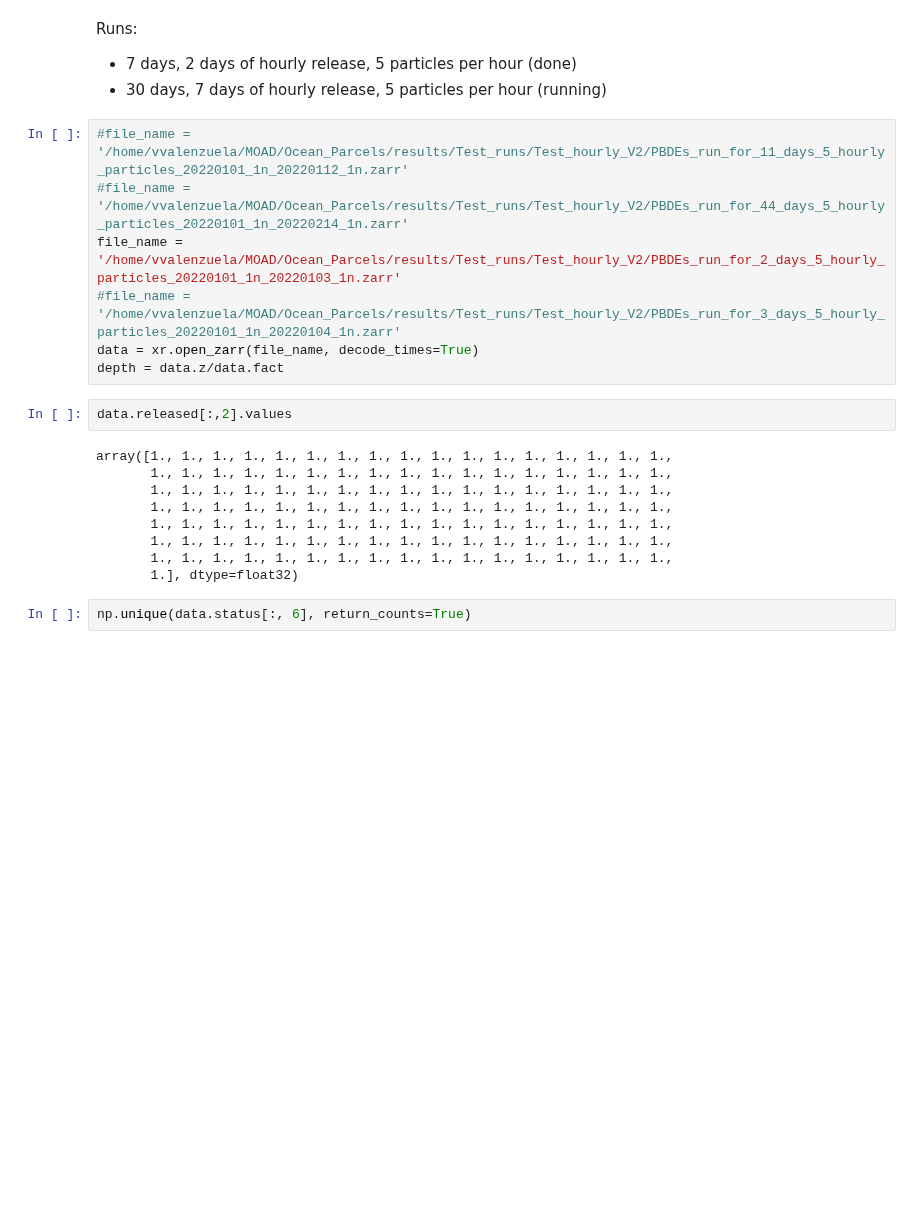
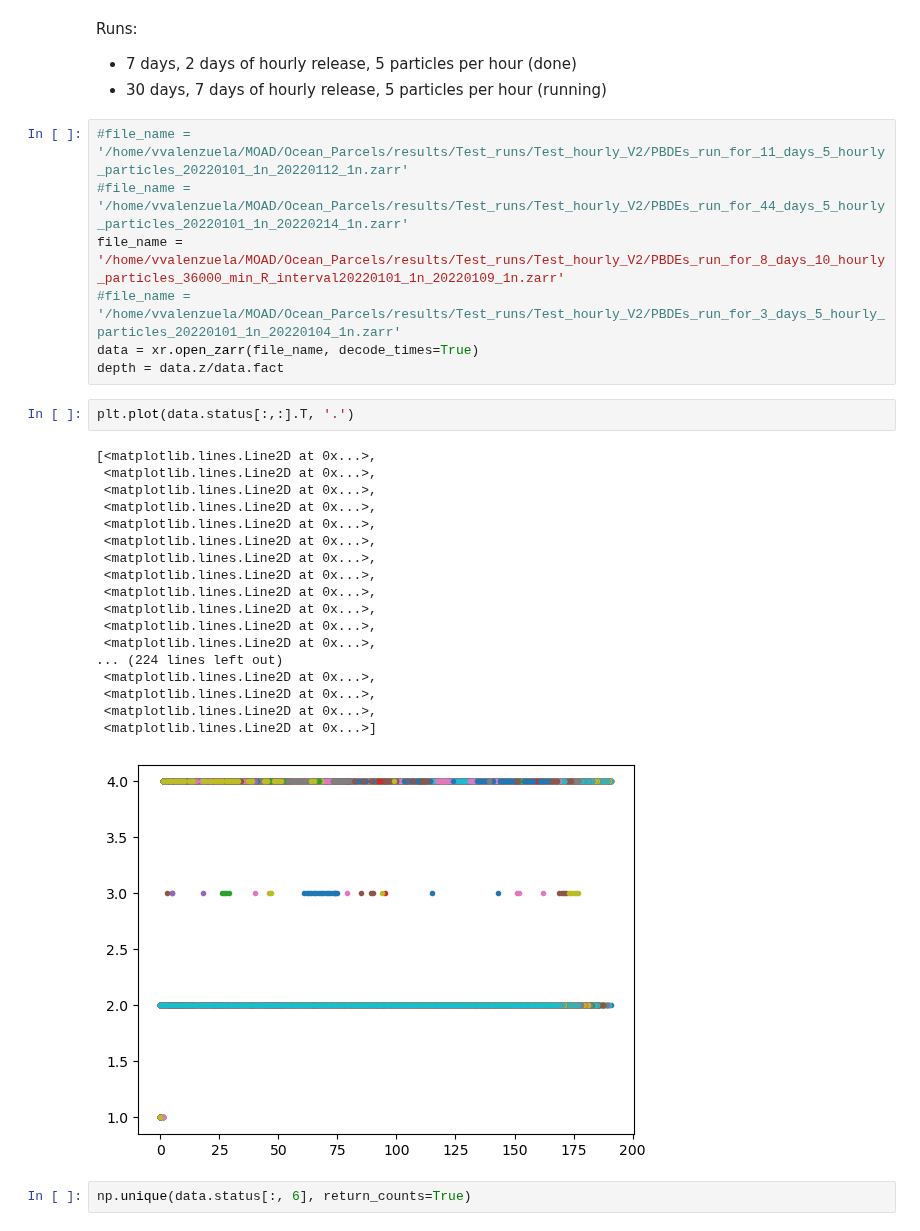
Before and after one commit to SalishSeaCast/analysis-vicente, a Jupyter notebook: Ocean_Parcels/drafts/PBDE_runs/test_params/Analysis.ipynb, the cells around one changed output. Drawn from its saved outputs; the diff is of its cells as text; blank space fills up the shorter version.

```diff
--- a/Ocean_Parcels/drafts/PBDE_runs/test_params/Analysis.ipynb
+++ b/Ocean_Parcels/drafts/PBDE_runs/test_params/Analysis.ipynb
@@ -55,21 +55,31 @@ Runs:
 # %%
 #file_name = '/home/vvalenzuela/MOAD/Ocean_Parcels/results/Test_runs/Test_hourly_V2/PBDEs_run_for_11_days_5_hourly_particles_20220101_1n_20220112_1n.zarr'
 #file_name = '/home/vvalenzuela/MOAD/Ocean_Parcels/results/Test_runs/Test_hourly_V2/PBDEs_run_for_44_days_5_hourly_particles_20220101_1n_20220214_1n.zarr'
-file_name = '/home/vvalenzuela/MOAD/Ocean_Parcels/results/Test_runs/Test_hourly_V2/PBDEs_run_for_2_days_5_hourly_particles_20220101_1n_20220103_1n.zarr'
+file_name = '/home/vvalenzuela/MOAD/Ocean_Parcels/results/Test_runs/Test_hourly_V2/PBDEs_run_for_8_days_10_hourly_particles_36000_min_R_interval20220101_1n_20220109_1n.zarr'
 #file_name = '/home/vvalenzuela/MOAD/Ocean_Parcels/results/Test_runs/Test_hourly_V2/PBDEs_run_for_3_days_5_hourly_particles_20220101_1n_20220104_1n.zarr'
 data = xr.open_zarr(file_name, decode_times=True)
 depth = data.z/data.fact
-# %%
-data.released[:,2].values
-# %% [output]
-array([1., 1., 1., 1., 1., 1., 1., 1., 1., 1., 1., 1., 1., 1., 1., 1., 1.,
-       1., 1., 1., 1., 1., 1., 1., 1., 1., 1., 1., 1., 1., 1., 1., 1., 1.,
-       1., 1., 1., 1., 1., 1., 1., 1., 1., 1., 1., 1., 1., 1., 1., 1., 1.,
-       1., 1., 1., 1., 1., 1., 1., 1., 1., 1., 1., 1., 1., 1., 1., 1., 1.,
-       1., 1., 1., 1., 1., 1., 1., 1., 1., 1., 1., 1., 1., 1., 1., 1., 1.,
-       1., 1., 1., 1., 1., 1., 1., 1., 1., 1., 1., 1., 1., 1., 1., 1., 1.,
-       1., 1., 1., 1., 1., 1., 1., 1., 1., 1., 1., 1., 1., 1., 1., 1., 1.,
-       1.], dtype=float32)
+# %%
+plt.plot(data.status[:,:].T, '.')
+# %% [output]
+[<matplotlib.lines.Line2D at 0x...>,
+ <matplotlib.lines.Line2D at 0x...>,
+ <matplotlib.lines.Line2D at 0x...>,
+ <matplotlib.lines.Line2D at 0x...>,
+ <matplotlib.lines.Line2D at 0x...>,
+ <matplotlib.lines.Line2D at 0x...>,
+ <matplotlib.lines.Line2D at 0x...>,
+ <matplotlib.lines.Line2D at 0x...>,
+ <matplotlib.lines.Line2D at 0x...>,
+ <matplotlib.lines.Line2D at 0x...>,
+ <matplotlib.lines.Line2D at 0x...>,
+ <matplotlib.lines.Line2D at 0x...>,
+... (224 lines left out)
+ <matplotlib.lines.Line2D at 0x...>,
+ <matplotlib.lines.Line2D at 0x...>,
+ <matplotlib.lines.Line2D at 0x...>,
+ <matplotlib.lines.Line2D at 0x...>]
+[figure, added]
 # %%
 np.unique(data.status[:, 6], return_counts=True)
 # %% [output]
```
Also changed, not shown: 7 other files.
